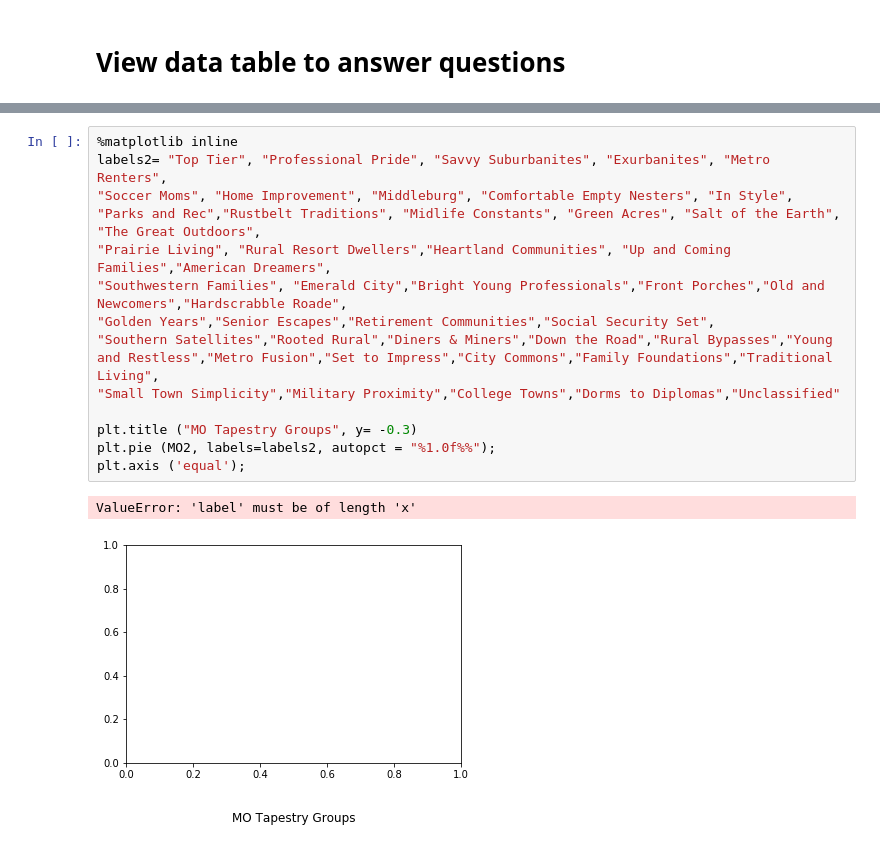
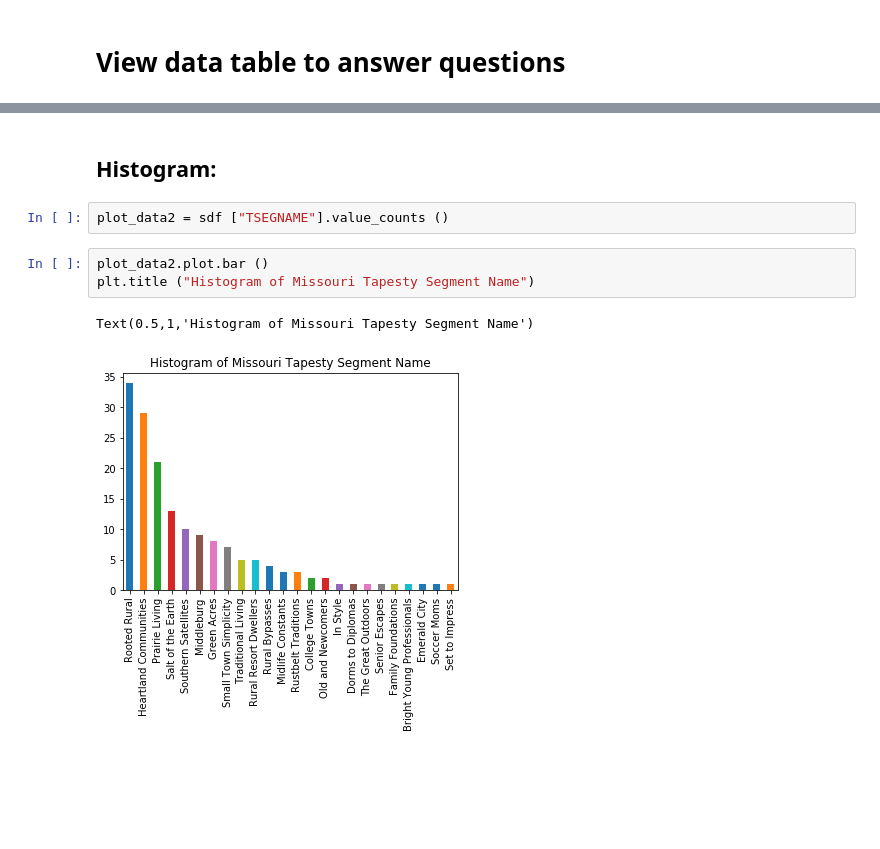
Before and after one commit to LauraLB2006/advanced_class, a Jupyter notebook: Project3/Q1.ipynb, the cells around one changed output, grey strips where cells are left out. Drawn from its saved outputs; the diff is of its cells as text; blank space fills up the shorter version.

```diff
--- a/Project3/Q1.ipynb
+++ b/Project3/Q1.ipynb
@@ -311,17 +102,10 @@ Text(0.5,1,'Histogram of Missouri Tapesty Segment Names')
-# %%
-%matplotlib inline
-labels2= "Top Tier", "Professional Pride", "Savvy Suburbanites", "Exurbanites", "Metro Renters",
-"Soccer Moms", "Home Improvement", "Middleburg", "Comfortable Empty Nesters", "In Style",
-"Parks and Rec","Rustbelt Traditions", "Midlife Constants", "Green Acres", "Salt of the Earth", "The Great Outdoors",
-"Prairie Living", "Rural Resort Dwellers","Heartland Communities", "Up and Coming Families","American Dreamers",
-"Southwestern Families", "Emerald City","Bright Young Professionals","Front Porches","Old and Newcomers","Hardscrabble Roade",
-"Golden Years","Senior Escapes","Retirement Communities","Social Security Set",
-"Southern Satellites","Rooted Rural","Diners & Miners","Down the Road","Rural Bypasses","Young and Restless","Metro Fusion","Set to Impress","City Commons","Family Foundations","Traditional Living",
-"Small Town Simplicity","Military Proximity","College Towns","Dorms to Diplomas","Unclassified"
-
-plt.title ("MO Tapestry Groups", y= -0.3)
-plt.pie (MO2, labels=labels2, autopct = "%1.0f%%");
-plt.axis ('equal');
-# %% [output]
-ValueError: 'label' must be of length 'x'
-[figure, removed]
+# %% [markdown]
+## Histogram:
+# %%
+plot_data2 = sdf ["TSEGNAME"].value_counts ()
+# %%
+plot_data2.plot.bar ()
+plt.title ("Histogram of Missouri Tapesty Segment Name")
+# %% [output]
+Text(0.5,1,'Histogram of Missouri Tapesty Segment Name')
+[figure, added]
```
Also changed, not shown: parts of 40 cells of this notebook.
